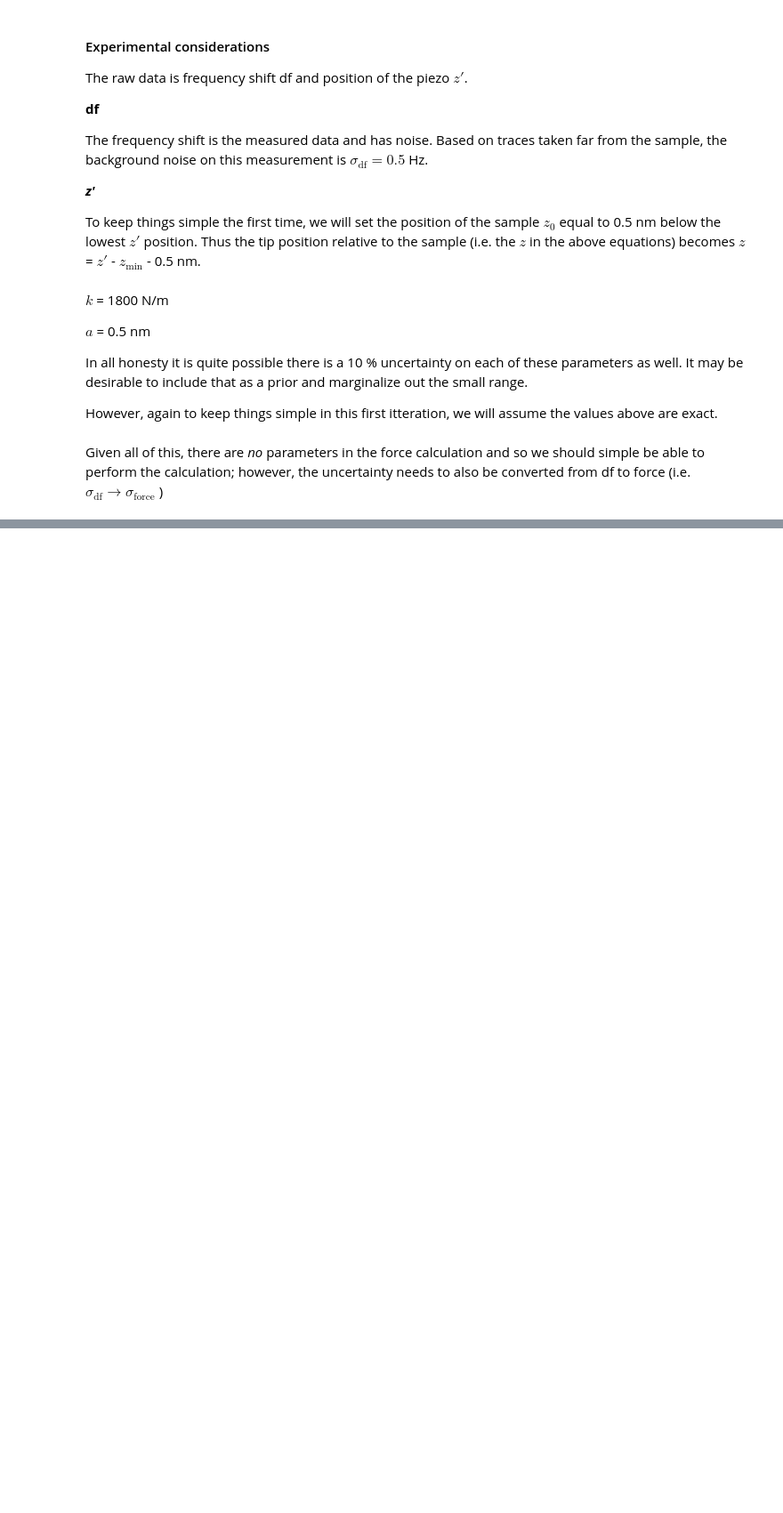
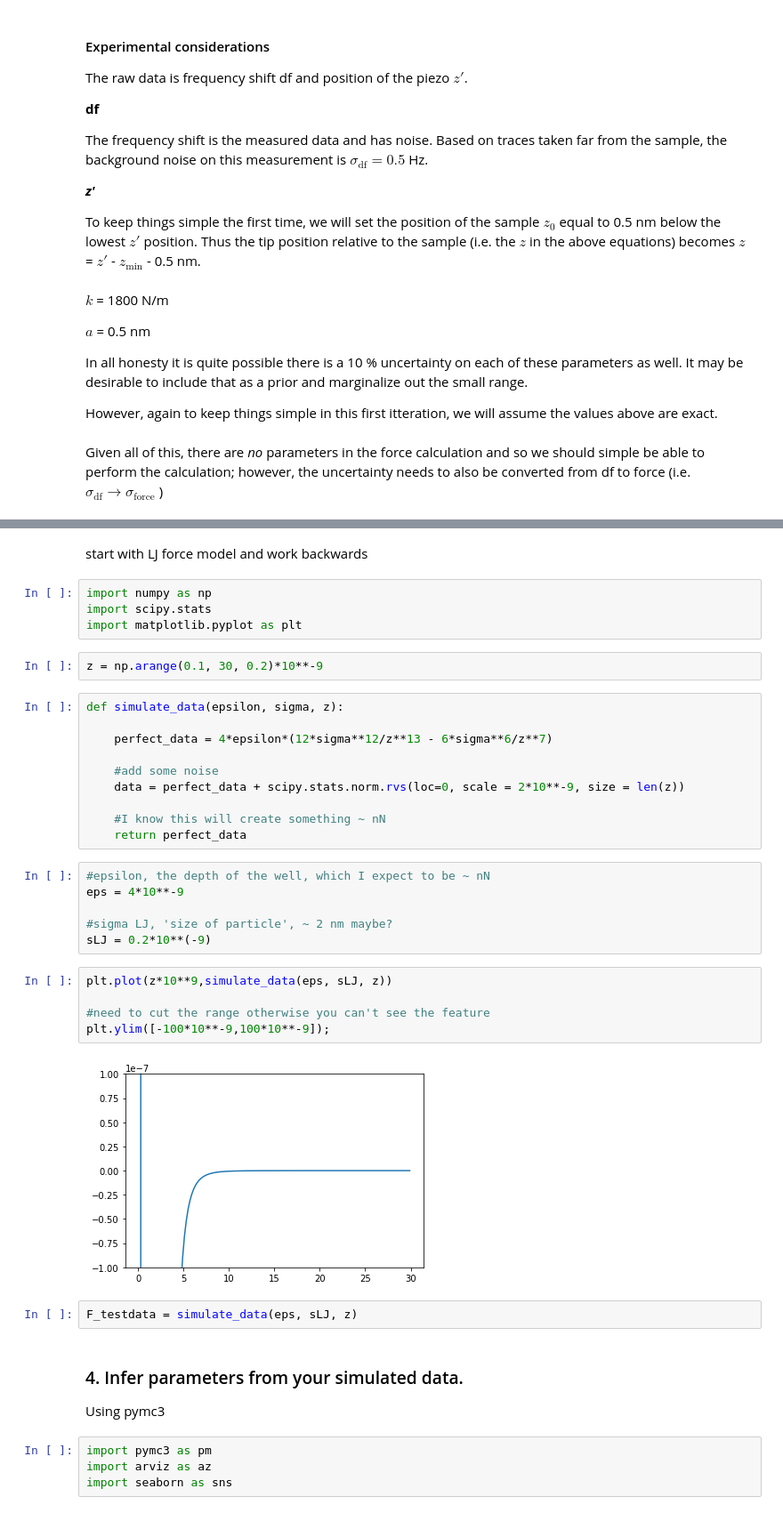
Before and after one commit to phys201/nc_AFM, a Jupyter notebook: documentation.ipynb, the cells around one changed output, grey strips where cells are left out. Shown at 89% size. Cells and saved outputs as stored; diff of their text form; blank space fills up the shorter version.

Commit message:
Added force calculation
Added the a function to calculate the force. Still have to iron out some units. Since z is at most 30 nm, and the force is also ~ nN all the parameters are very small.

```diff
--- a/documentation.ipynb
+++ b/documentation.ipynb
@@ -67,0 +70,41 @@ F ~ normal($\mu$ = $\mu$, $\sigma = \sigma_\text{force}$ )
+# %% [markdown]
+start with LJ force model and work backwards
+# %%
+import numpy as np
+import scipy.stats
+import matplotlib.pyplot as plt
+# %%
+z = np.arange(0.1, 30, 0.2)*10**-9
+# %%
+def simulate_data(epsilon, sigma, z):
+
+    perfect_data = 4*epsilon*(12*sigma**12/z**13 - 6*sigma**6/z**7)
+
+    #add some noise
+    data = perfect_data + scipy.stats.norm.rvs(loc=0, scale = 2*10**-9, size = len(z))
+
+    #I know this will create something ~ nN
+    return perfect_data
+# %%
+#epsilon, the depth of the well, which I expect to be ~ nN
+eps = 4*10**-9
+
+#sigma LJ, 'size of particle', ~ 2 nm maybe?
+sLJ = 0.2*10**(-9)
+# %%
+plt.plot(z*10**9,simulate_data(eps, sLJ, z))
+
+#need to cut the range otherwise you can't see the feature
+plt.ylim([-100*10**-9,100*10**-9]);
+# %% [output]
+[figure, added]
+# %%
+F_testdata = simulate_data(eps, sLJ, z)
+# %% [markdown]
+### 4. Infer parameters from your simulated data.
+
+Using pymc3
+# %%
+import pymc3 as pm
+import arviz as az
+import seaborn as sns
```
Also changed, not shown: parts of 26 cells of this notebook.
